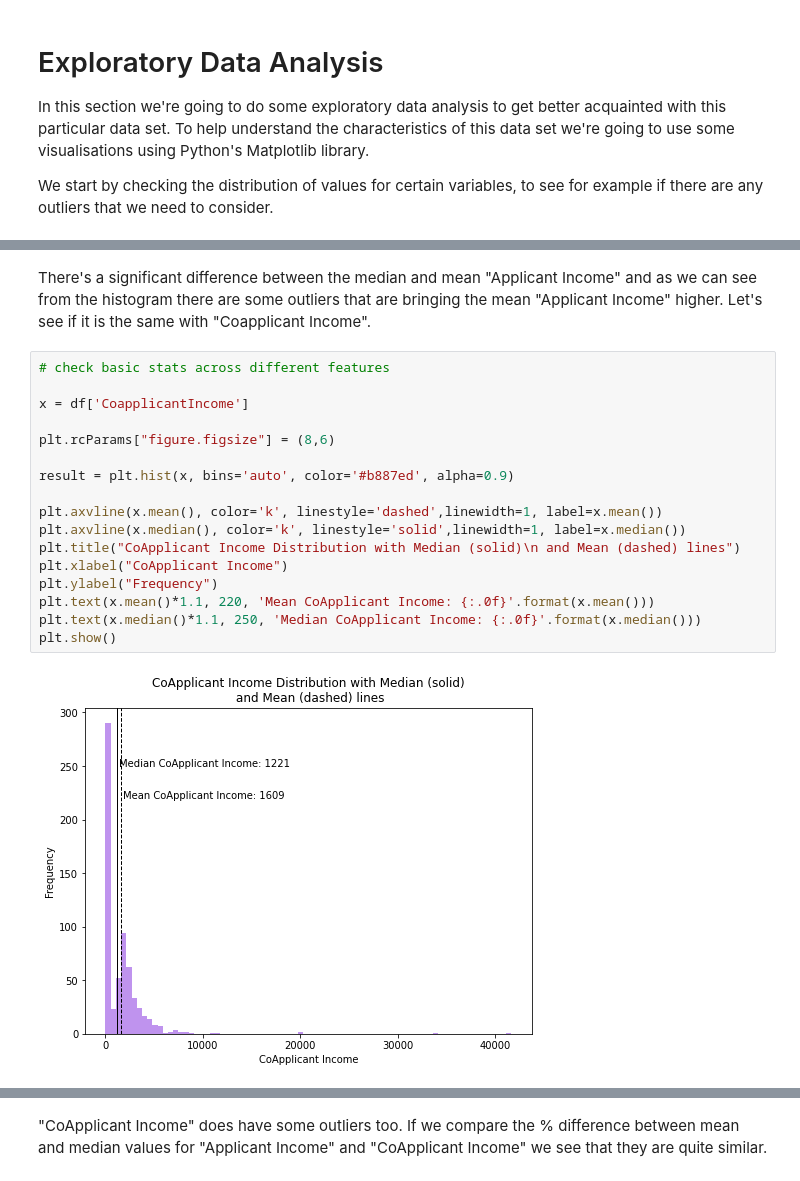
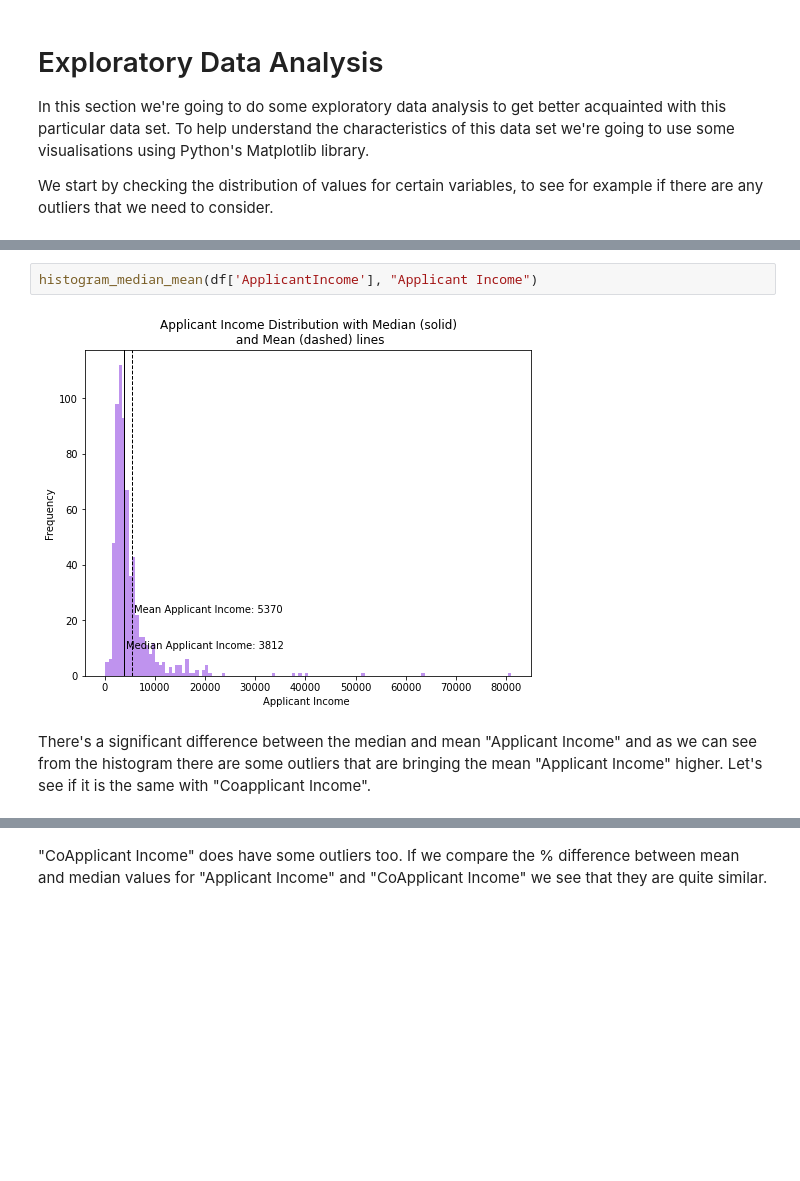
Before and after one commit to orioldc/Masters-Advanced-Data-Analytics, a Jupyter notebook: Programming_Data_Analysts/PfDA_Summative_Assessment_blackboard_7.ipynb, the cells around one changed output, grey strips where cells are left out. Drawn from its saved outputs; the diff is of its cells as text; blank space fills up the shorter version.

```diff
--- a/Programming_Data_Analysts/PfDA_Summative_Assessment_blackboard_7.ipynb
+++ b/Programming_Data_Analysts/PfDA_Summative_Assessment_blackboard_7.ipynb
@@ -222,21 +251,6 @@ plt.show()
+# %%
+histogram_median_mean(df['ApplicantIncome'], "Applicant Income")
+# %% [output]
+[figure, added]
 # %% [markdown]
 There's a significant difference between the median and mean "Applicant Income" and as we can see from the histogram there are some outliers that are bringing the mean "Applicant Income" higher. Let's see if it is the same with "Coapplicant Income".
-# %%
-# check basic stats across different features
-
-x = df['CoapplicantIncome']
-
-plt.rcParams["figure.figsize"] = (8,6)
-
-result = plt.hist(x, bins='auto', color='#b887ed', alpha=0.9)
-
-plt.axvline(x.mean(), color='k', linestyle='dashed',linewidth=1, label=x.mean())
-plt.axvline(x.median(), color='k', linestyle='solid',linewidth=1, label=x.median())
-plt.title("CoApplicant Income Distribution with Median (solid)\n and Mean (dashed) lines")
-plt.xlabel("CoApplicant Income")
-plt.ylabel("Frequency")
-plt.text(x.mean()*1.1, 220, 'Mean CoApplicant Income: {:.0f}'.format(x.mean()))
-plt.text(x.median()*1.1, 250, 'Median CoApplicant Income: {:.0f}'.format(x.median()))
-plt.show()
-# %% [output]
-[figure, removed]
```
Also changed, not shown: parts of 23 cells of this notebook.
